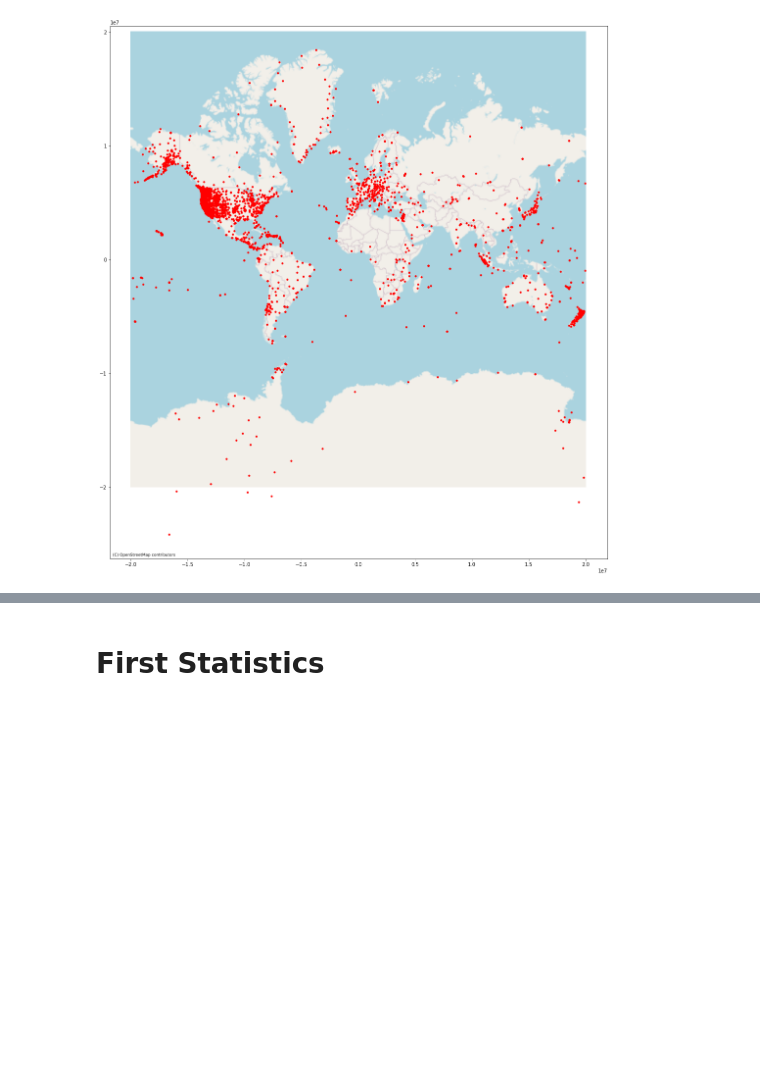
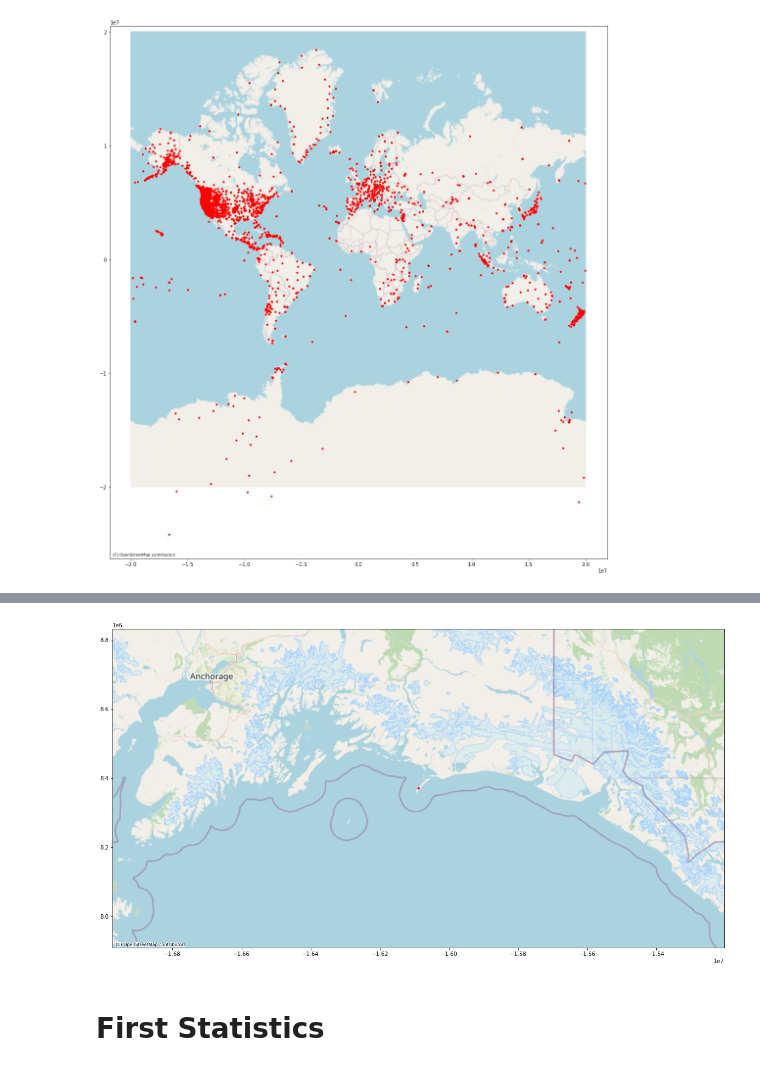
Before and after one commit to nteutschm/Project_Earthquake_Detection, a Jupyter notebook: load_data.ipynb, the cells around one changed output, grey strips where cells are left out. Saved outputs shown, nothing was run; the diff lists cells and outputs as text; code cells hidden in the pictures; blank space fills up the shorter version.

```diff
--- a/load_data.ipynb
+++ b/load_data.ipynb
@@ -296,3 +306,7 @@ plot_stations(dfs)
+# %%
+plot_stations([df])
+# %% [output]
+[figure, added]
 # %% [markdown]
 # First Statistics
 # %%
```
Also changed, not shown: parts of 12 cells of this notebook.
